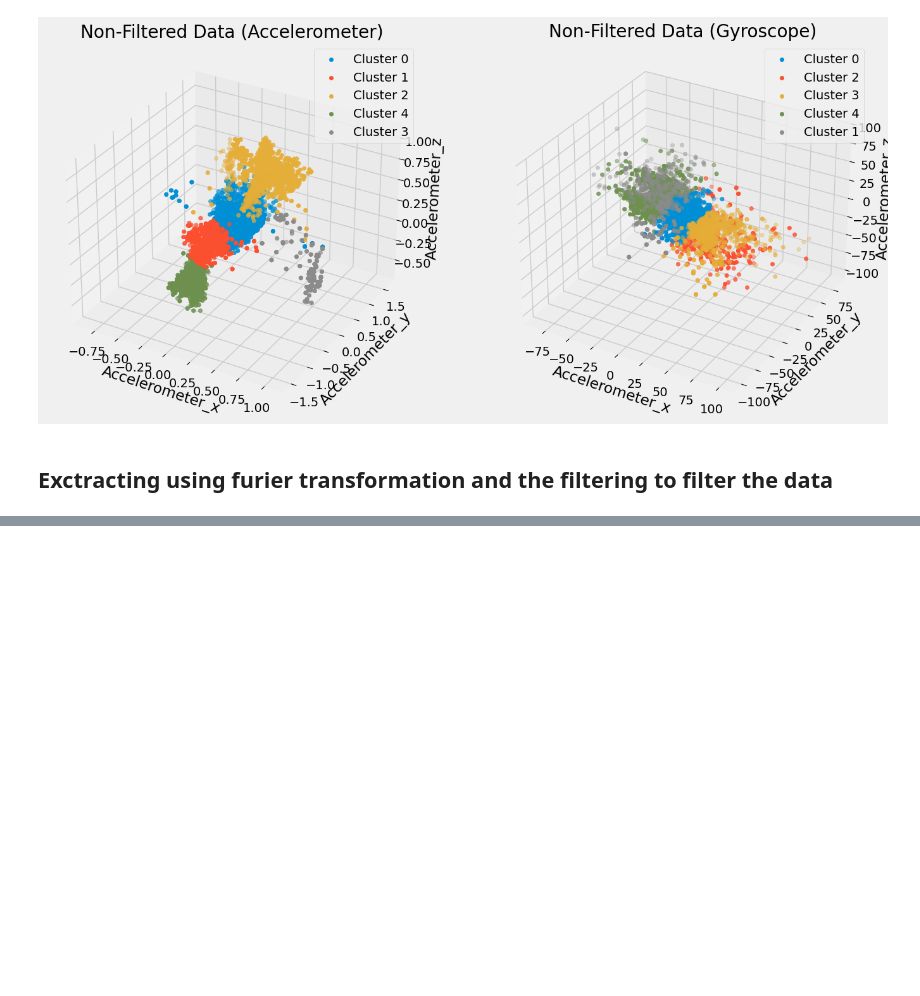
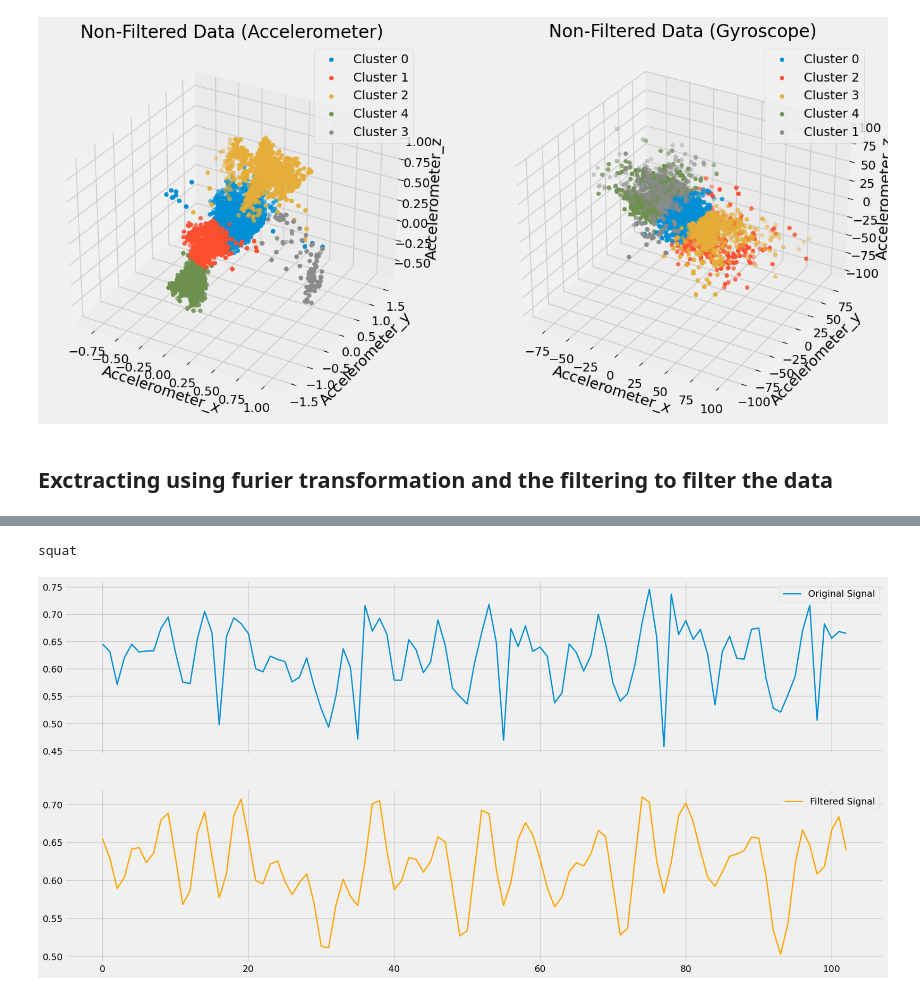
Before and after one commit to silvergjeka22/Fitness-Tracker, a Jupyter notebook: notebooks/feature(3).ipynb, the cells around one changed output, grey strips where cells are left out. Cells and saved outputs as stored; diff of their text form; code cells hidden in the pictures; blank space fills up the shorter version.

Commit message:
adding the filter lowpass

```diff
--- a/notebooks/feature(3).ipynb
+++ b/notebooks/feature(3).ipynb
@@ -164,0 +188,31 @@ plt.show()
+# %%
+df_filtered = df_cluster.copy()
+
+lpf = LowPassFilter()
+
+# Set filter parameters
+sampling_frequency = 1000 / 200  # Assuming 200 ms sampling interval
+cutoff_frequency = 1.2
+
+# Apply low-pass filter to the "Accelerometer_y" column
+df_filtered = lpf.low_pass_filter(df_filtered, "Accelerometer_y", sampling_frequency, cutoff_frequency)
+
+# Filter the subset where "Set" equals 45
+subset = df_filtered[df_filtered["Set"] == 45]
+
+# Print the first label in the subset
+print(subset["Label"].iloc[0])
+
+# Plot the original and filtered signals
+fig, ax = plt.subplots(nrows=2, sharex=True, figsize=(20, 10))
+ax[0].plot(subset["Accelerometer_y"].reset_index(drop=True), label="Original Signal")
+ax[1].plot(subset["Accelerometer_y_lowpass"].reset_index(drop=True), label="Filtered Signal", color="orange")
+
+# Add legends
+ax[0].legend()
+ax[1].legend()
+
+plt.show()
+# %% [output]
+squat
+[figure, added]
```
Also changed, not shown: parts of 3 cells of this notebook, 1 other file.
